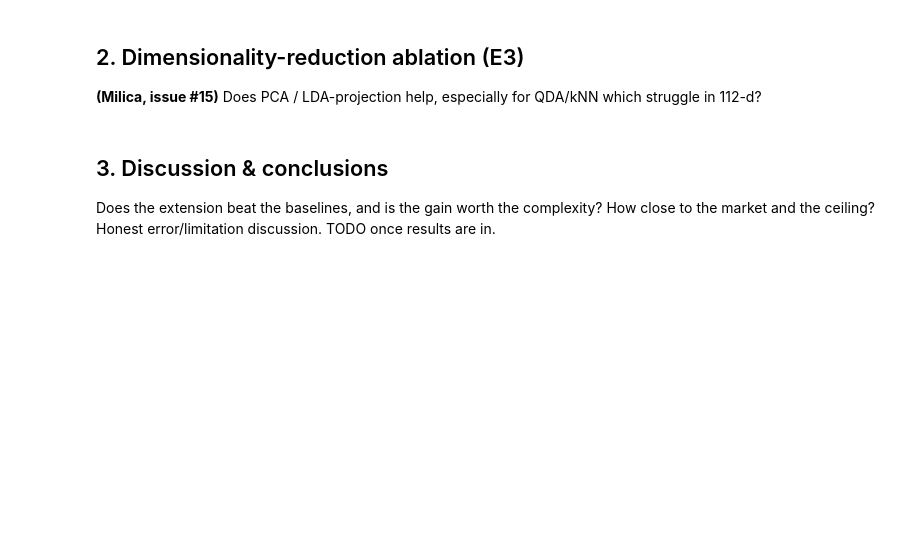
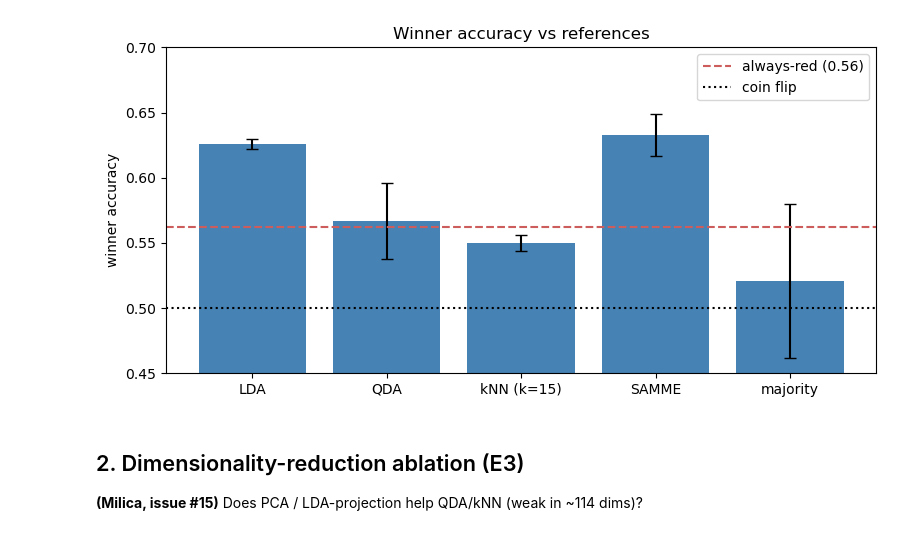
Before and after one commit to lcubrilo/PRML-Projekat, a Jupyter notebook: notebooks/04_results.ipynb, the cells around one changed output. Cells and saved outputs as stored; diff of their text form; code cells hidden in the pictures; blank space fills up the shorter version.

```diff
--- a/notebooks/04_results.ipynb
+++ b/notebooks/04_results.ipynb
@@ -14,0 +14,9 @@ Combine LDA/QDA/kNN (02) + SAMME (03) + naive + market into one table; report me
+# %%
+base = pd.read_csv('../report/results_baselines.csv', index_col='model')
+ext = pd.read_csv('../report/results_extension.csv', index_col='model')
+table = pd.concat([base, ext])
+# reference points (cheap, no model fit): always-red winner-rate + coin flip
+ds = build_dataset(seed=0)
+ar = (collapse_winner(ds.y_test.values) == 'Red').mean()
+print(f'always-red winner = {ar:.3f}   coin-flip = 0.500')
+table.round(3)
@@ -15,5 +32,18 @@ Combine LDA/QDA/kNN (02) + SAMME (03) + naive + market into one table; report me
+# %%
+# winner-accuracy comparison with error bars (the headline results figure)
+order = ['LDA','QDA','kNN (k=15)','SAMME','majority']
+order = [m for m in order if m in table.index]
+means = table.loc[order,'winner_mean']; stds = table.loc[order,'winner_std'].fillna(0)
+fig, ax = plt.subplots(figsize=(8,4))
+ax.bar(order, means, yerr=stds, capsize=4, color='steelblue')
+ax.axhline(ar, ls='--', c='indianred', label=f'always-red ({ar:.2f})')
+ax.axhline(0.5, ls=':', c='k', label='coin flip')
+ax.set_ylabel('winner accuracy'); ax.set_ylim(0.45, 0.7); ax.legend(); ax.set_title('Winner accuracy vs references')
+plt.tight_layout(); save_fig('model_comparison'); plt.show()
+# %% [output]
+[figure, added]
 # %% [markdown]
 ## 2. Dimensionality-reduction ablation (E3)
-**(Milica, issue #15)** Does PCA / LDA-projection help, especially for QDA/kNN which struggle in 112-d?
+**(Milica, issue #15)** Does PCA / LDA-projection help QDA/kNN (weak in ~114 dims)?
 # %%
 # E3 (Milica, issue #15): DR ablation.
@@ -26,3 +54,0 @@ Combine LDA/QDA/kNN (02) + SAMME (03) + naive + market into one table; report me
-# %% [markdown]
-## 3. Discussion & conclusions
-Does the extension beat the baselines, and is the gain worth the complexity? How close to the market and the ceiling? Honest error/limitation discussion. TODO once results are in.
```
Also changed, not shown: parts of 8 cells of this notebook, 14 other files.
